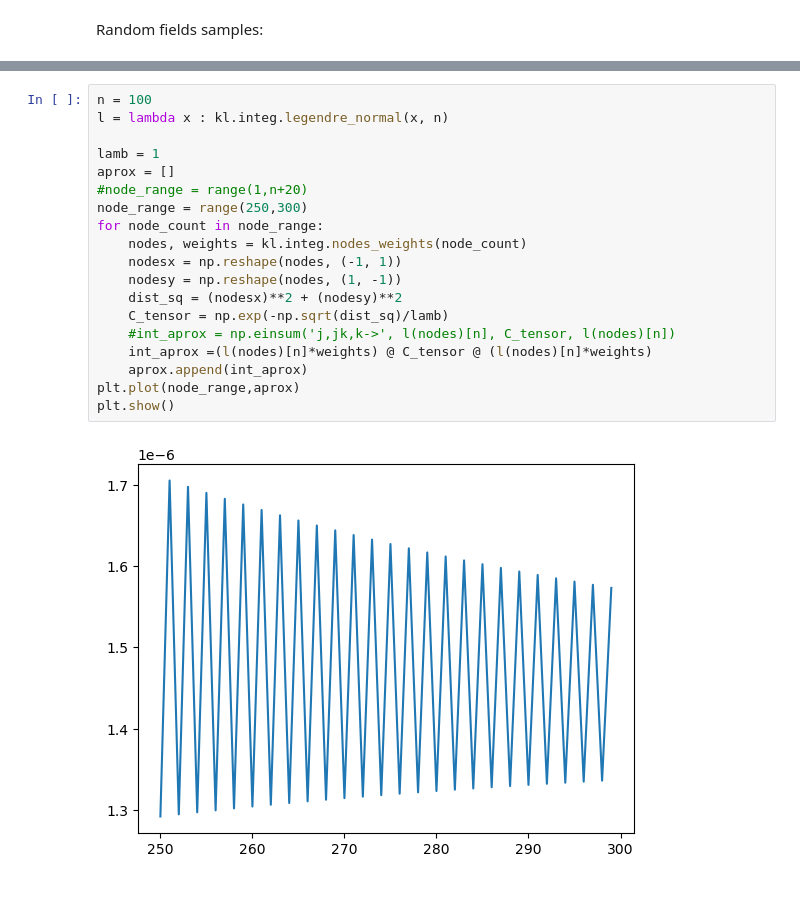
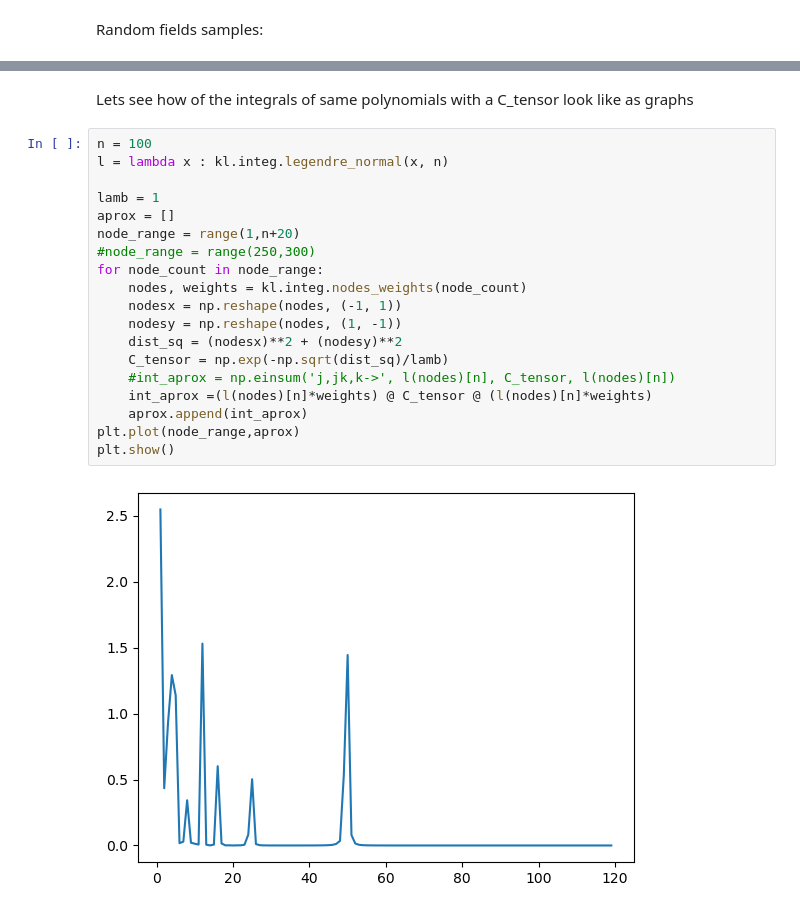
Before and after one commit to SED0280/BakalarkaCode, a Jupyter notebook: Gausova Kvadratura.ipynb, the cells around one changed output, grey strips where cells are left out. Saved outputs shown, nothing was run; the diff lists cells and outputs as text.

Commit message:
one more graph

```diff
--- a/Gausova Kvadratura.ipynb
+++ b/Gausova Kvadratura.ipynb
@@ -576,24 +580,26 @@ plt.show()
+# %% [markdown]
+Lets see how of the integrals of same polynomials with a C_tensor look like as graphs
 # %%
 n = 100
 l = lambda x : kl.integ.legendre_normal(x, n)
 
 lamb = 1
 aprox = []
-#node_range = range(1,n+20)
-node_range = range(250,300)
+node_range = range(1,n+20)
+#node_range = range(250,300)
 for node_count in node_range:
     nodes, weights = kl.integ.nodes_weights(node_count)
     nodesx = np.reshape(nodes, (-1, 1))
     nodesy = np.reshape(nodes, (1, -1))
     dist_sq = (nodesx)**2 + (nodesy)**2
     C_tensor = np.exp(-np.sqrt(dist_sq)/lamb)
     #int_aprox = np.einsum('j,jk,k->', l(nodes)[n], C_tensor, l(nodes)[n])
     int_aprox =(l(nodes)[n]*weights) @ C_tensor @ (l(nodes)[n]*weights)
     aprox.append(int_aprox)
 plt.plot(node_range,aprox)
 plt.show()
 # %% [output]
-[figure, old version]
+[figure, new version]
 # %%
 n = 101
 l = lambda x : kl.integ.legendre_normal(x, n)
```
Also changed, not shown: parts of 11 cells of this notebook, 1 other file.
